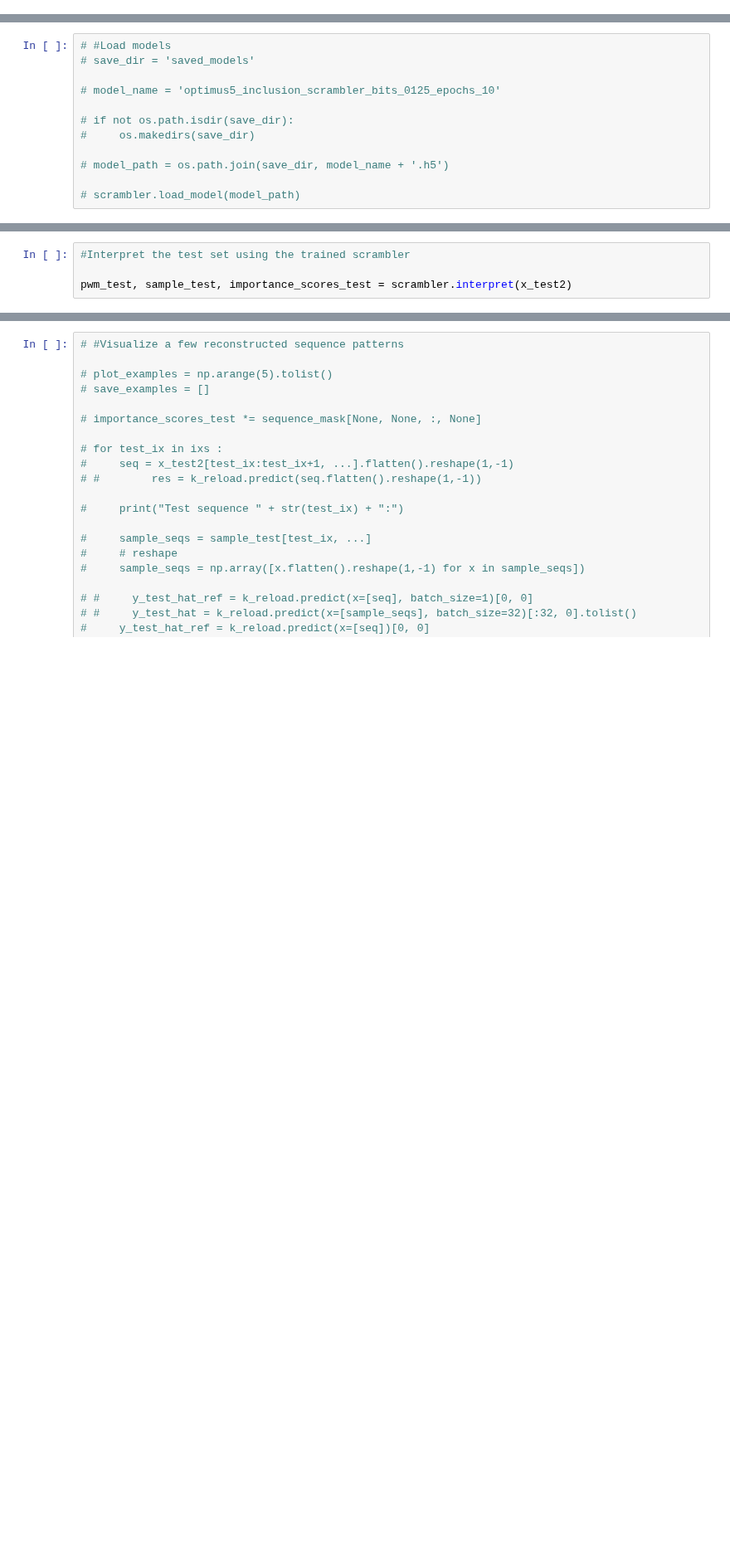
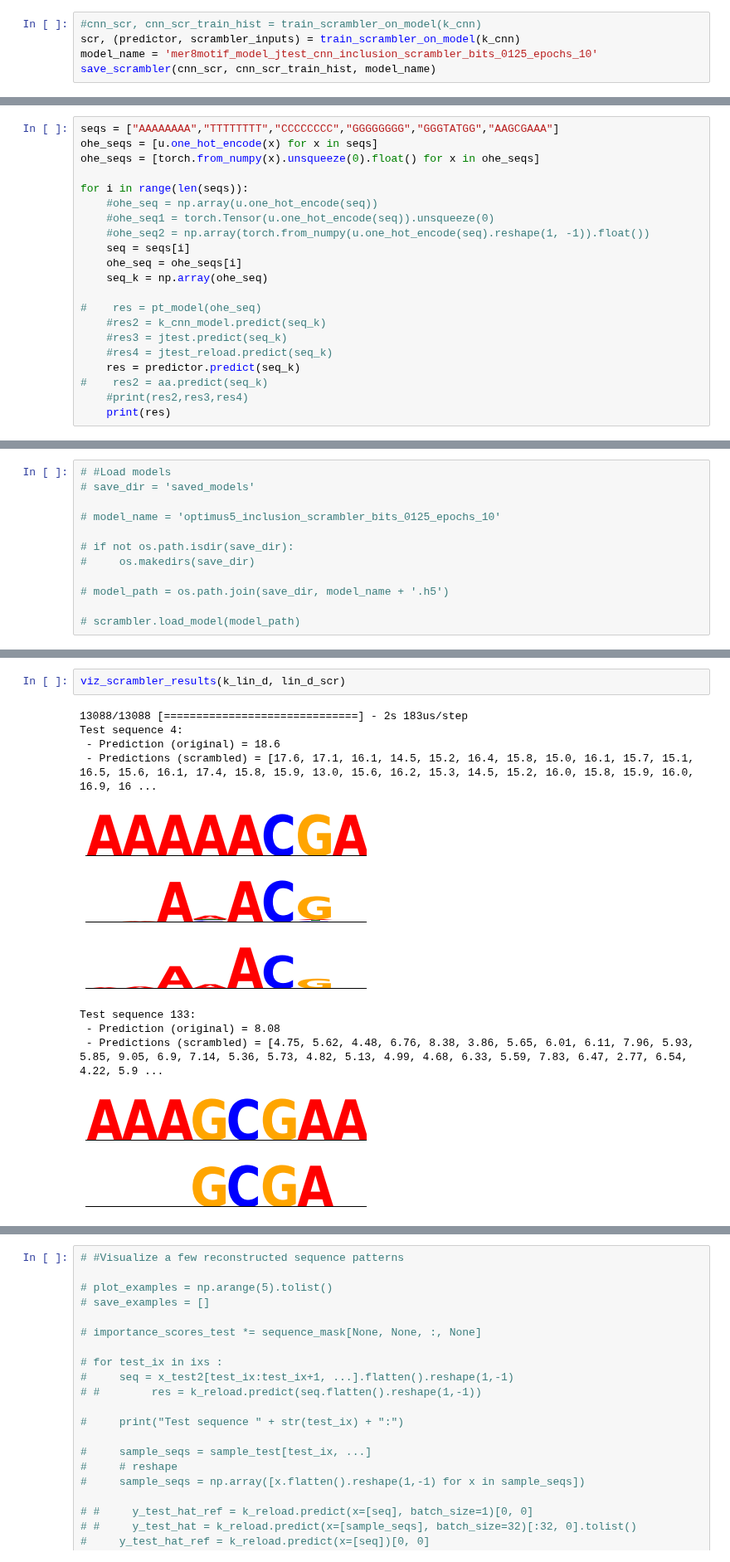
Before and after one commit to erinhwilson/deep-5g-sandbox, a Jupyter notebook: scrambler_optimus5_example_EWtinker.ipynb, the cells around one changed output, grey strips where cells are left out. Shown at 83% size. Drawn from its saved outputs; the diff is of its cells as text; blank space fills up the shorter version.

```diff
--- a/scrambler_optimus5_example_EWtinker.ipynb
+++ b/scrambler_optimus5_example_EWtinker.ipynb
@@ -298,0 +416,5 @@ scrambler
+# %%
+#cnn_scr, cnn_scr_train_hist = train_scrambler_on_model(k_cnn)
+scr, (predictor, scrambler_inputs) = train_scrambler_on_model(k_cnn)
+model_name = 'mer8motif_model_jtest_cnn_inclusion_scrambler_bits_0125_epochs_10'
+save_scrambler(cnn_scr, cnn_scr_train_hist, model_name)
@@ -298,0 +438,21 @@ scrambler
+# %%
+seqs = ["AAAAAAAA","TTTTTTTT","CCCCCCCC","GGGGGGGG","GGGTATGG","AAGCGAAA"]
+ohe_seqs = [u.one_hot_encode(x) for x in seqs]
+ohe_seqs = [torch.from_numpy(x).unsqueeze(0).float() for x in ohe_seqs]
+
+for i in range(len(seqs)):
+    #ohe_seq = np.array(u.one_hot_encode(seq))
+    #ohe_seq1 = torch.Tensor(u.one_hot_encode(seq)).unsqueeze(0)
+    #ohe_seq2 = np.array(torch.from_numpy(u.one_hot_encode(seq).reshape(1, -1)).float())
+    seq = seqs[i]
+    ohe_seq = ohe_seqs[i]
+    seq_k = np.array(ohe_seq)
+
+#    res = pt_model(ohe_seq)
+    #res2 = k_cnn_model.predict(seq_k)
+    #res3 = jtest.predict(seq_k)
+    #res4 = jtest_reload.predict(seq_k)
+    res = predictor.predict(seq_k)
+#    res2 = aa.predict(seq_k)
+    #print(res2,res3,res4)
+    print(res)
@@ -446,4 +589,0 @@ plt.show()
-# %%
-#Interpret the test set using the trained scrambler
-
-pwm_test, sample_test, importance_scores_test = scrambler.interpret(x_test2)
@@ -488,0 +685,15 @@ ixs = [4,133,97,99,13074,13075,578,579,438,439]
+# %%
+viz_scrambler_results(k_lin_d, lin_d_scr)
+# %% [output]
+13088/13088 [==============================] - 2s 183us/step
+Test sequence 4:
+ - Prediction (original) = 18.6
+ - Predictions (scrambled) = [17.6, 17.1, 16.1, 14.5, 15.2, 16.4, 15.8, 15.0, 16.1, 15.7, 15.1, 16.5, 15.6, 16.1, 17.4, 15.8, 15.9, 13.0, 15.6, 16.2, 15.3, 14.5, 15.2, 16.0, 15.8, 15.9, 16.0, 16.9, 16 ...
+[figure, added]
+[figure, added]
+[figure, added]
+Test sequence 133:
+ - Prediction (original) = 8.08
+ - Predictions (scrambled) = [4.75, 5.62, 4.48, 6.76, 8.38, 3.86, 5.65, 6.01, 6.11, 7.96, 5.93, 5.85, 9.05, 6.9, 7.14, 5.36, 5.73, 4.82, 5.13, 4.99, 4.68, 6.33, 5.59, 7.83, 6.47, 2.77, 6.54, 4.22, 5.9 ...
+[figure, added]
+[figure, added]
```
Also changed, not shown: parts of 54 cells of this notebook, 1 other file.
